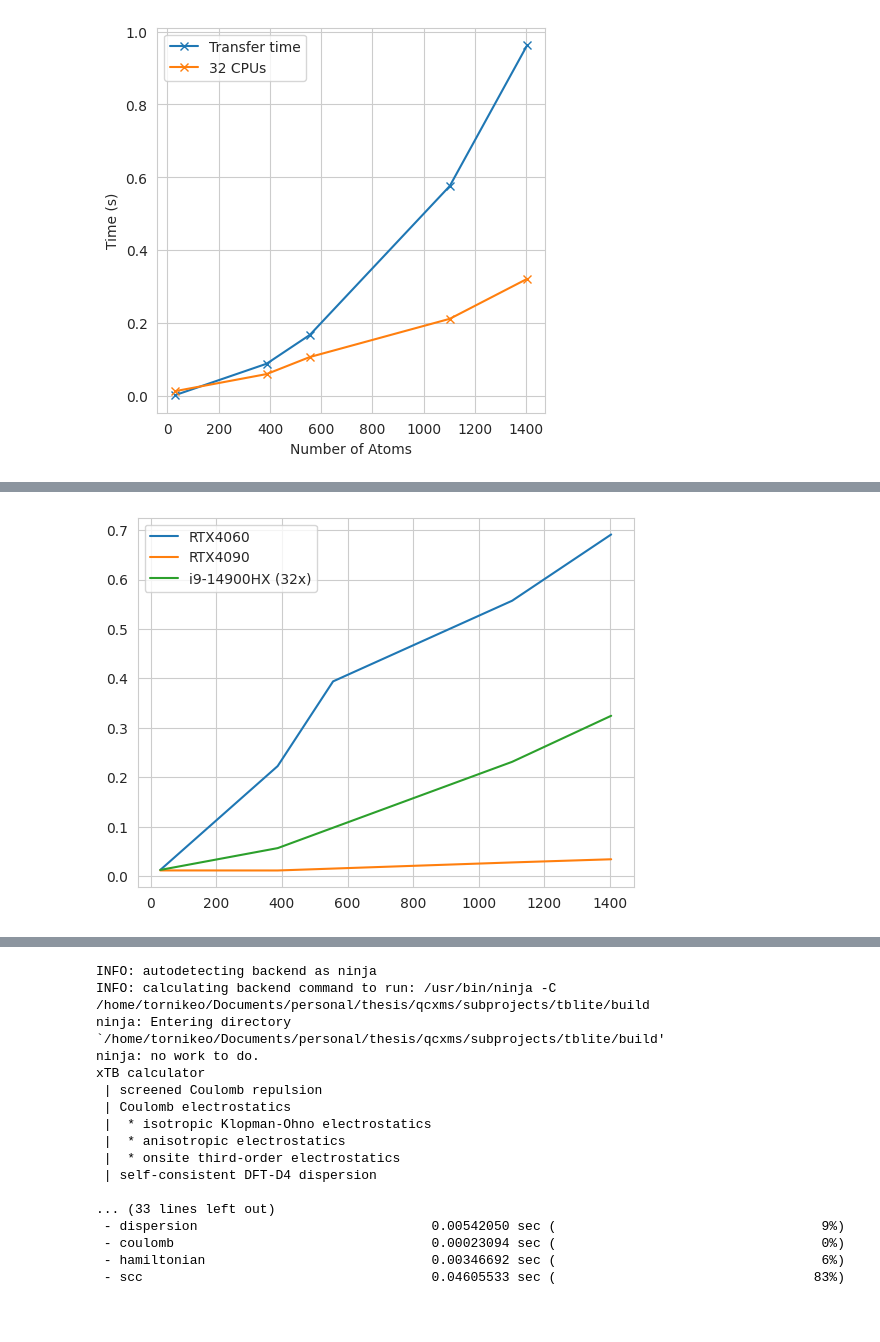
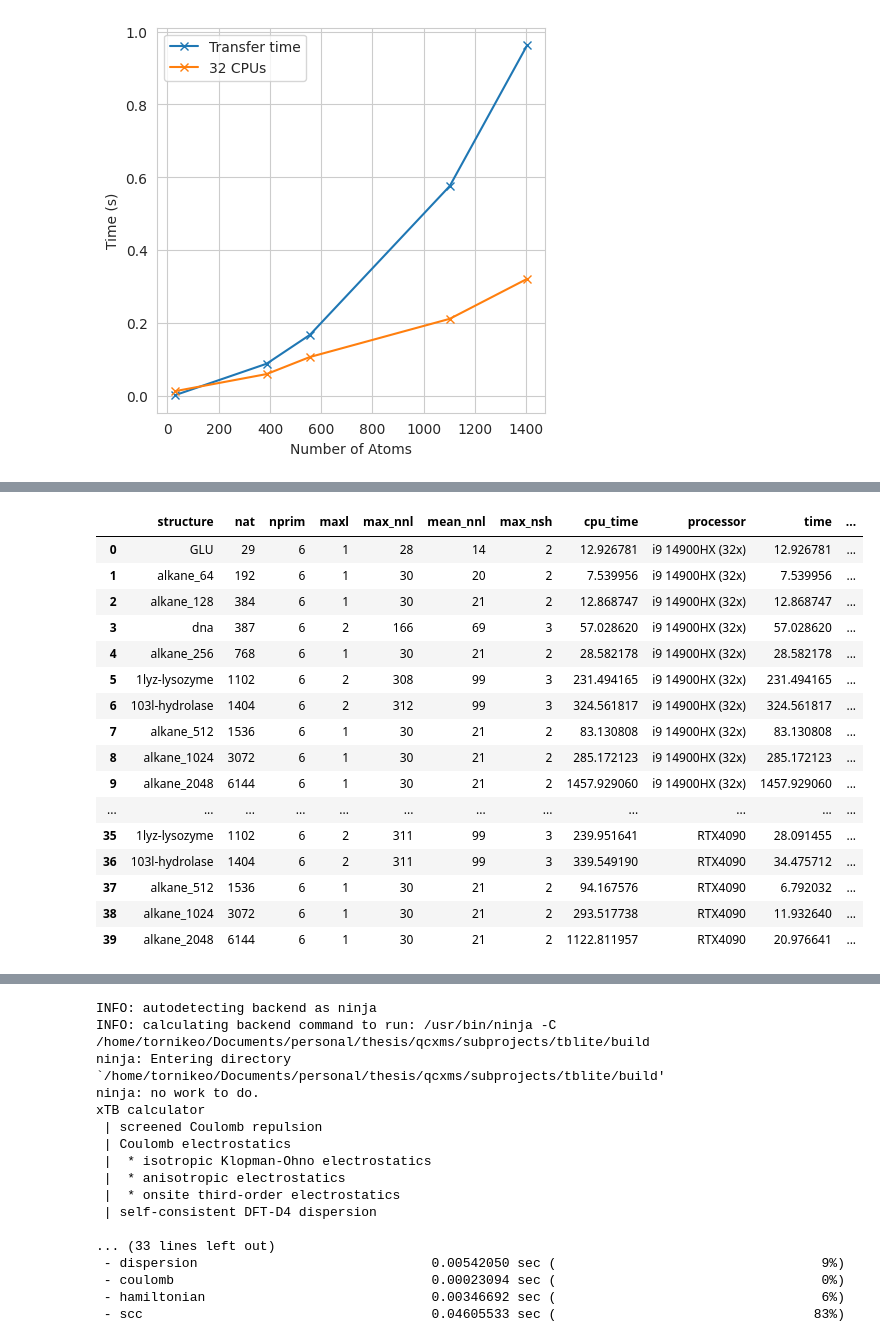
Before and after one commit to tornikeo/tblite, a Jupyter notebook: notes/make_figures.ipynb, the cells around one changed output, grey strips where cells are left out. Drawn from its saved outputs; the diff is of its cells as text; code cells hidden in the pictures; blank space fills up the shorter version.

```diff
--- a/notes/make_figures.ipynb
+++ b/notes/make_figures.ipynb
@@ -147,30 +147,42 @@ df
 # %%
 all_data = []
 df = pd.read_csv(f'notes/data/i9-14900HX/32allcpu.csv')
 df['processor'] = 'i9-14900HX (32x)'
 df['time'] = df['cpu_time']
 all_data.append(df)
 
-df = pd.read_csv(f'notes/data/RTX4060/gpu.csv')
-df['processor'] = 'RTX4060'
+df = pd.read_csv(f'notes/data/Tesla_V100-SXM2-32GB/gpu.csv')
+df['processor'] = 'Tesla_V100-SXM2-32GB'
+df['time'] = df['gpu_time']
+all_data.append(df)
+
+df = pd.read_csv(f'notes/data/H100_80GB_HBM3/gpu.csv')
+df['processor'] = 'H100_80GB_HBM3'
 df['time'] = df['gpu_time']
 all_data.append(df)
 
 df = pd.read_csv(f'notes/data/RTX4090/gpu.csv')
 df['processor'] = 'RTX4090'
 df['time'] = df['gpu_time']
 all_data.append(df)
 df = pd.concat(all_data, ignore_index=True)
-
-def abs_perf_plot(df):
-  mask = ~df['structure'].str.contains('alkan')
-  df = df[mask]
-  for i, g in df.groupby('processor'):
-    x = g['nat'].values
-    y = g['time'].values / 1000
-    plt.plot(x, y, label=str(i))
-  plt.legend()
-abs_perf_plot(df)
-# plt.plot(x =)
+df['processor'] = df.processor.str.replace('-',' ').str.replace('_',' ')
+df
 # %% [output]
-[figure, removed]
+|  | structure | nat | nprim | maxl | max_nnl | mean_nnl | max_nsh | cpu_time | processor | time | ... |
+| 0 | GLU | 29 | 6 | 1 | 28 | 14 | 2 | 12.926781 | i9 14900HX (32x) | 12.926781 | ... |
+| 1 | alkane_64 | 192 | 6 | 1 | 30 | 20 | 2 | 7.539956 | i9 14900HX (32x) | 7.539956 | ... |
+| 2 | alkane_128 | 384 | 6 | 1 | 30 | 21 | 2 | 12.868747 | i9 14900HX (32x) | 12.868747 | ... |
+| 3 | dna | 387 | 6 | 2 | 166 | 69 | 3 | 57.028620 | i9 14900HX (32x) | 57.028620 | ... |
+| 4 | alkane_256 | 768 | 6 | 1 | 30 | 21 | 2 | 28.582178 | i9 14900HX (32x) | 28.582178 | ... |
+| 5 | 1lyz-lysozyme | 1102 | 6 | 2 | 308 | 99 | 3 | 231.494165 | i9 14900HX (32x) | 231.494165 | ... |
+| 6 | 103l-hydrolase | 1404 | 6 | 2 | 312 | 99 | 3 | 324.561817 | i9 14900HX (32x) | 324.561817 | ... |
+| 7 | alkane_512 | 1536 | 6 | 1 | 30 | 21 | 2 | 83.130808 | i9 14900HX (32x) | 83.130808 | ... |
+| 8 | alkane_1024 | 3072 | 6 | 1 | 30 | 21 | 2 | 285.172123 | i9 14900HX (32x) | 285.172123 | ... |
+| 9 | alkane_2048 | 6144 | 6 | 1 | 30 | 21 | 2 | 1457.929060 | i9 14900HX (32x) | 1457.929060 | ... |
+| ... | ... | ... | ... | ... | ... | ... | ... | ... | ... | ... | ... |
+| 35 | 1lyz-lysozyme | 1102 | 6 | 2 | 311 | 99 | 3 | 239.951641 | RTX4090 | 28.091455 | ... |
+| 36 | 103l-hydrolase | 1404 | 6 | 2 | 311 | 99 | 3 | 339.549190 | RTX4090 | 34.475712 | ... |
+| 37 | alkane_512 | 1536 | 6 | 1 | 30 | 21 | 2 | 94.167576 | RTX4090 | 6.792032 | ... |
+| 38 | alkane_1024 | 3072 | 6 | 1 | 30 | 21 | 2 | 293.517738 | RTX4090 | 11.932640 | ... |
+| 39 | alkane_2048 | 6144 | 6 | 1 | 30 | 21 | 2 | 1122.811957 | RTX4090 | 20.976641 | ... |
```
Also changed, not shown: parts of 9 cells of this notebook.
